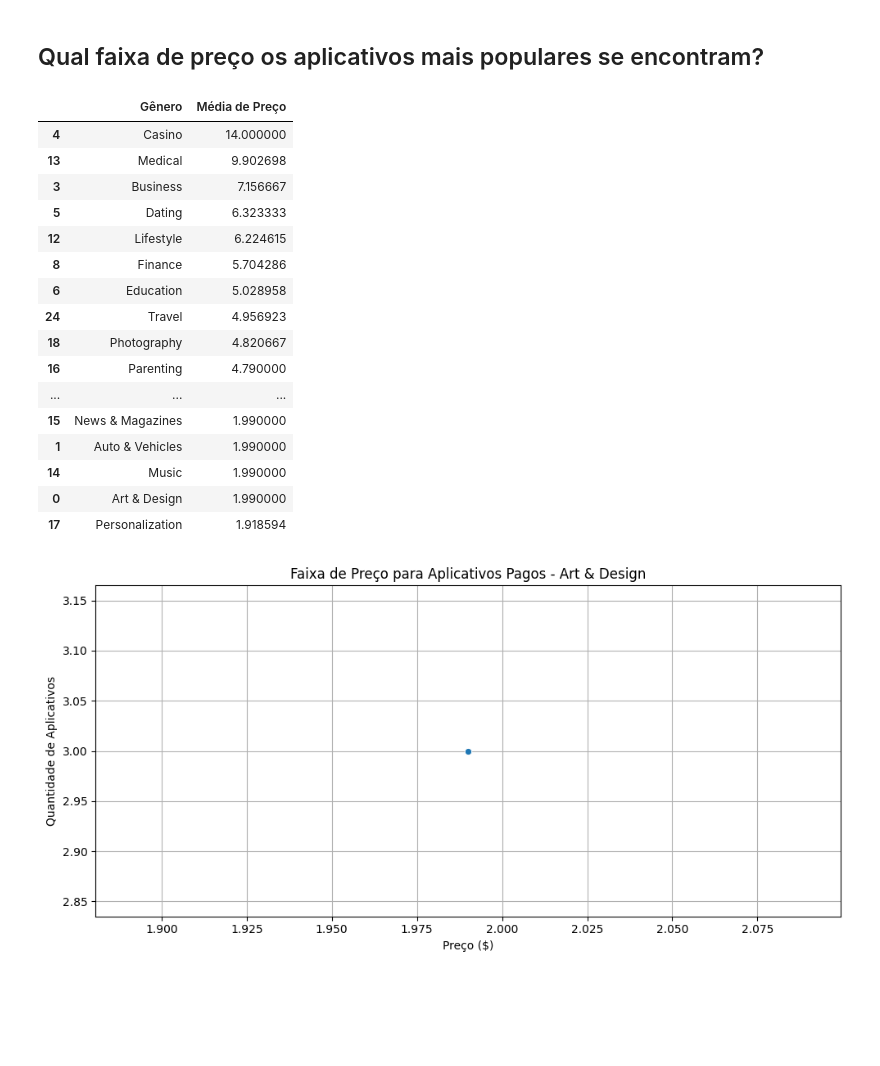
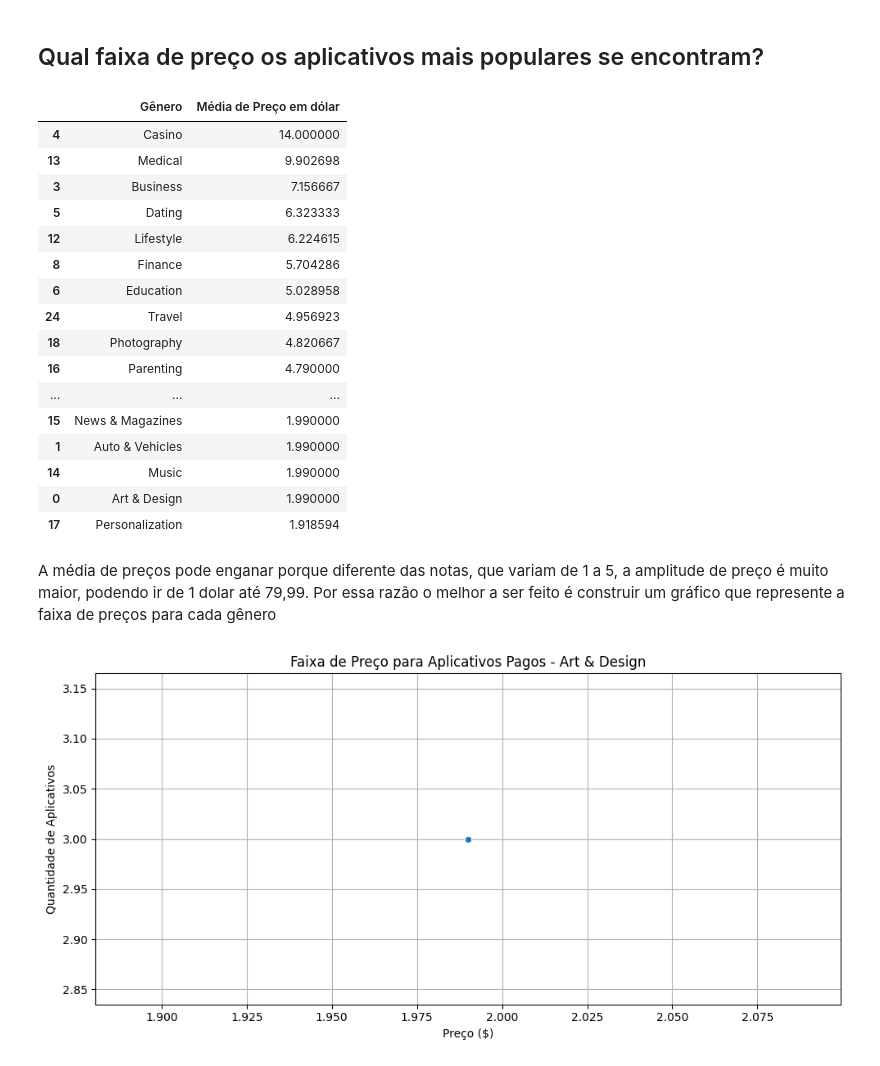
Before and after one commit to AlvaroSampaio/Google-play-store-apps, a Jupyter notebook: notebooks/02-EDA.ipynb, the cells around one changed output. Saved outputs shown, nothing was run; the diff lists cells and outputs as text; code cells hidden in the pictures; blank space fills up the shorter version.

Commit message:
Justificando a construção de gráficos para cada gênero de aplicativo

```diff
--- a/notebooks/02-EDA.ipynb
+++ b/notebooks/02-EDA.ipynb
@@ -176,18 +176,18 @@ fig2.show()
 # %%
 #Separando apenas os aplicativos pagos
 df_paid = df[df['Type']=='Paid']
 # Calcular a média de preços por gênero
 media_precos_por_genero = df_paid.groupby('Genres_1')['Price'].mean().reset_index()
 
 # Renomear as colunas para uma melhor apresentação
-media_precos_por_genero.columns = ['Gênero', 'Média de Preço']
+media_precos_por_genero.columns = ['Gênero', 'Média de Preço em dólar']
 
 # Ordenar a tabela em ordem decrescente da média de preço, se necessário
-media_precos_por_genero = media_precos_por_genero.sort_values(by='Média de Preço', ascending=False)
+media_precos_por_genero = media_precos_por_genero.sort_values(by='Média de Preço em dólar', ascending=False)
 
 media_precos_por_genero
 # %% [output]
-|  | Gênero | Média de Preço |
+|  | Gênero | Média de Preço em dólar |
 | 4 | Casino | 14.000000 |
 | 13 | Medical | 9.902698 |
 | 3 | Business | 7.156667 |
@@ -204,6 +204,8 @@ media_precos_por_genero
 | 14 | Music | 1.990000 |
 | 0 | Art & Design | 1.990000 |
 | 17 | Personalization | 1.918594 |
+# %% [markdown]
+A média de preços pode enganar porque diferente das notas, que variam de 1 a 5, a amplitude de preço é muito maior, podendo ir de 1 dolar até 79,99. Por essa razão o melhor a ser feito é construir um gráfico que represente a faixa de preços para cada gênero
 # %%
 # Agrupar por Gênero e calcular a média dos preços para cada gênero
 price_by_genre = df_paid.groupby(['Genres_1', 'Price']).size().reset_index(name='Count')
```
